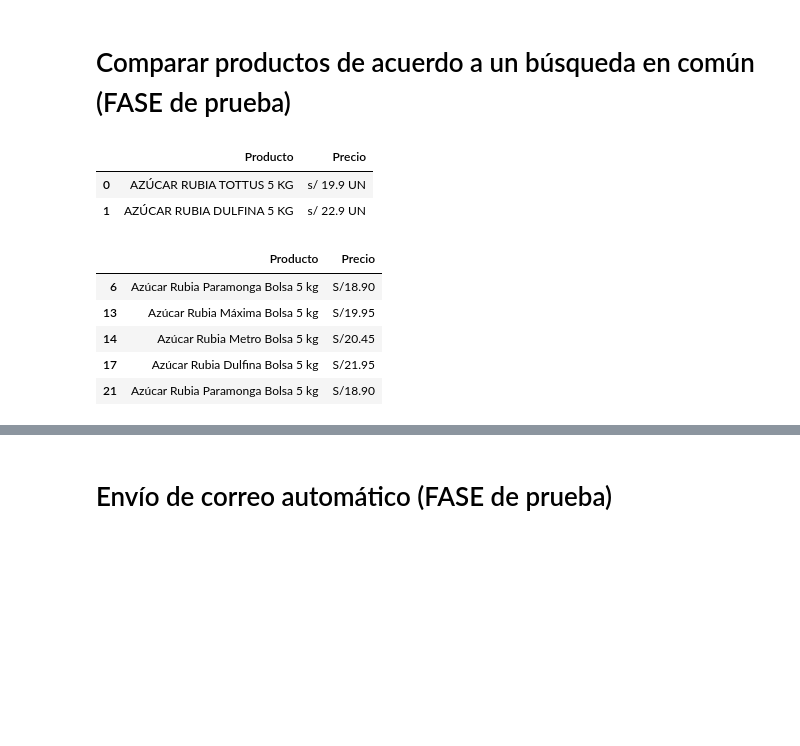
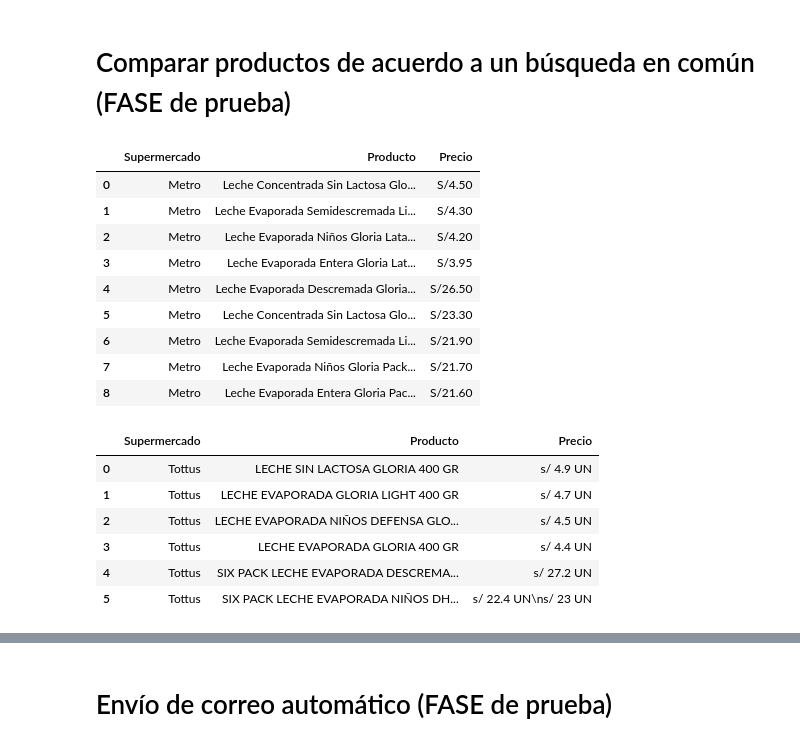
Before and after one commit to Jorgelgnacio/TRABAJO_FINAL_LP2, a Jupyter notebook: TRABAJO_FINAL_LP2.ipynb, the cells around one changed output, grey strips where cells are left out. Drawn from its saved outputs; the diff is of its cells as text; code cells hidden in the pictures; blank space fills up the shorter version.

```diff
--- a/TRABAJO_FINAL_LP2.ipynb
+++ b/TRABAJO_FINAL_LP2.ipynb
@@ -29,8 +29,13 @@ from tqdm import tqdm
 from termcolor import colored
 import csv
 from bs4 import BeautifulSoup
-from selenium import webdriver
 import time
+from webdriver_manager.microsoft import EdgeChromiumDriverManager
+from webdriver_manager.chrome import ChromeDriverManager
+import math
+
+pd.set_option('max_colwidth', 2000)
+
 #jupyter notebook --NotebookApp.iopub_data_rate_limit=1.0e10
 # %% [markdown]
 # Documentación de la nueva actualización de Selenium
@@ -404,21 +339,30 @@ plazavea
 # %% [markdown]
 # Comparar productos de acuerdo a un búsqueda en común (FASE de prueba)
 # %%
-tottus = pd.read_excel('tottus.xlsx')
-tottus[tottus['Producto'].str.count(r'(AZÚCAR.*RUBIA.*5.*KG.*)')==1]
+df_metro = metro[metro['Producto'].str.count(r'(Leche.*Gloria.*400.*)')==1].sort_values(by='Precio', ascending = False)
+df_metro=df_metro.reset_index(drop=True)
+df_metro
 # %% [output]
-|  | Producto | Precio |
-| 0 | AZÚCAR RUBIA TOTTUS 5 KG | s/ 19.9 UN |
-| 1 | AZÚCAR RUBIA DULFINA 5 KG | s/ 22.9 UN |
+|  | Supermercado | Producto | Precio |
+| 0 | Metro | Leche Concentrada Sin Lactosa Glo... | S/4.50 |
+| 1 | Metro | Leche Evaporada Semidescremada Li... | S/4.30 |
+| 2 | Metro | Leche Evaporada Niños Gloria Lata... | S/4.20 |
+| 3 | Metro | Leche Evaporada Entera Gloria Lat... | S/3.95 |
+| 4 | Metro | Leche Evaporada Descremada Gloria... | S/26.50 |
+| 5 | Metro | Leche Concentrada Sin Lactosa Glo... | S/23.30 |
+| 6 | Metro | Leche Evaporada Semidescremada Li... | S/21.90 |
+| 7 | Metro | Leche Evaporada Niños Gloria Pack... | S/21.70 |
+| 8 | Metro | Leche Evaporada Entera Gloria Pac... | S/21.60 |
 # %%
-metro=pd.read_excel('metro.xlsx')
-metro
-metro[metro['Producto'].str.count(r'(Azúcar.*Rubia.*5.*kg.*)')==1]
+df_tottus = tottus[tottus['Producto'].str.count(r'(LECHE.*GLORIA.*400.*)')==1].sort_values(by='Precio', ascending = False)
+df_tottus=df_tottus.reset_index(drop=True)
+df_tottus
 # %% [output]
-|  | Producto | Precio |
-| 6 | Azúcar Rubia Paramonga Bolsa 5 kg | S/18.90 |
-| 13 | Azúcar Rubia Máxima Bolsa 5 kg | S/19.95 |
-| 14 | Azúcar Rubia Metro Bolsa 5 kg | S/20.45 |
-| 17 | Azúcar Rubia Dulfina Bolsa 5 kg | S/21.95 |
-| 21 | Azúcar Rubia Paramonga Bolsa 5 kg | S/18.90 |
+|  | Supermercado | Producto | Precio |
+| 0 | Tottus | LECHE SIN LACTOSA GLORIA 400 GR | s/ 4.9 UN |
+| 1 | Tottus | LECHE EVAPORADA GLORIA LIGHT 400 GR | s/ 4.7 UN |
+| 2 | Tottus | LECHE EVAPORADA NIÑOS DEFENSA GLO... | s/ 4.5 UN |
+| 3 | Tottus | LECHE EVAPORADA GLORIA 400 GR | s/ 4.4 UN |
+| 4 | Tottus | SIX PACK LECHE EVAPORADA DESCREMA... | s/ 27.2 UN |
+| 5 | Tottus | SIX PACK LECHE EVAPORADA NIÑOS DH... | s/ 22.4 UN\ns/ 23 UN |
 # %%
```
Also changed, not shown: parts of 54 cells of this notebook, 6 other files.
